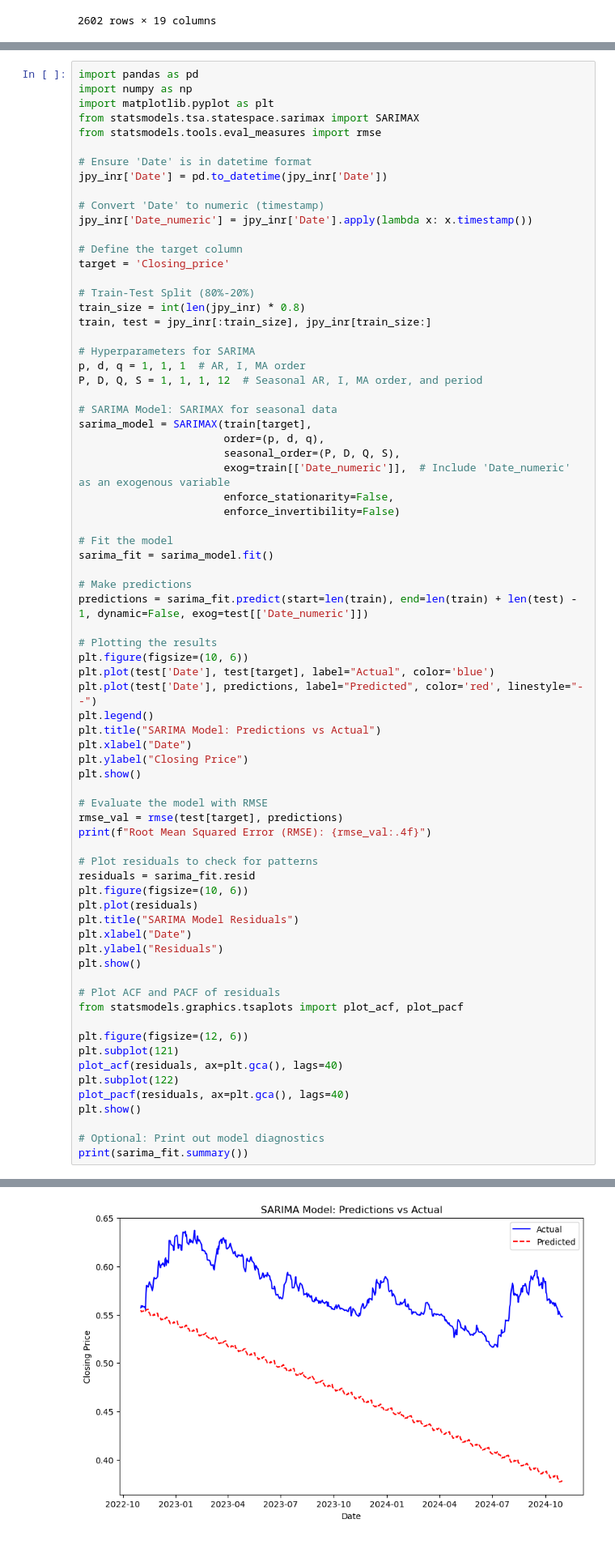
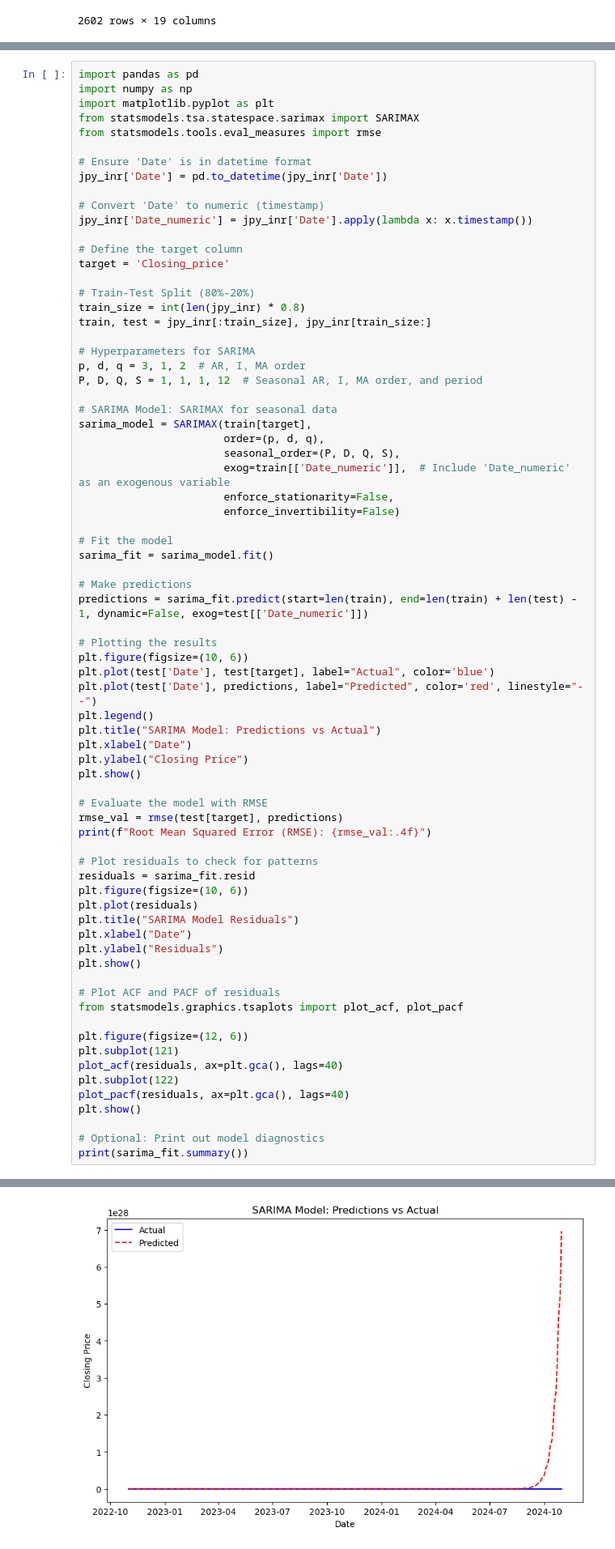
Before and after one commit to shivani309/ForEx, a Jupyter notebook: jpyinr.ipynb, the cells around one changed output, grey strips where cells are left out. Shown at 81% size. Saved outputs shown, nothing was run; the diff lists cells and outputs as text.

```diff
--- a/jpyinr.ipynb
+++ b/jpyinr.ipynb
@@ -1533,7 +1600,7 @@ train_size = int(len(jpy_inr) * 0.8)
 train, test = jpy_inr[:train_size], jpy_inr[train_size:]
 
 # Hyperparameters for SARIMA
-p, d, q = 1, 1, 1  # AR, I, MA order
+p, d, q = 3, 1, 2  # AR, I, MA order
 P, D, Q, S = 1, 1, 1, 12  # Seasonal AR, I, MA order, and period
 
 # SARIMA Model: SARIMAX for seasonal data
@@ -1560,31 +1627,31 @@ plt.xlabel("Date")
 plt.ylabel("Closing Price")
 plt.show()
 
 # Evaluate the model with RMSE
 rmse_val = rmse(test[target], predictions)
 print(f"Root Mean Squared Error (RMSE): {rmse_val:.4f}")
 
 # Plot residuals to check for patterns
 residuals = sarima_fit.resid
 plt.figure(figsize=(10, 6))
 plt.plot(residuals)
 plt.title("SARIMA Model Residuals")
 plt.xlabel("Date")
 plt.ylabel("Residuals")
 plt.show()
 
 # Plot ACF and PACF of residuals
 from statsmodels.graphics.tsaplots import plot_acf, plot_pacf
 
 plt.figure(figsize=(12, 6))
 plt.subplot(121)
 plot_acf(residuals, ax=plt.gca(), lags=40)
 plt.subplot(122)
 plot_pacf(residuals, ax=plt.gca(), lags=40)
 plt.show()
 
 # Optional: Print out model diagnostics
 print(sarima_fit.summary())
 # %% [output]
 Maximum Likelihood optimization failed to converge. Check mle_retvals
-[figure, old version]
+[figure, new version]
```
Also changed, not shown: parts of 33 cells of this notebook, 2 other files.
